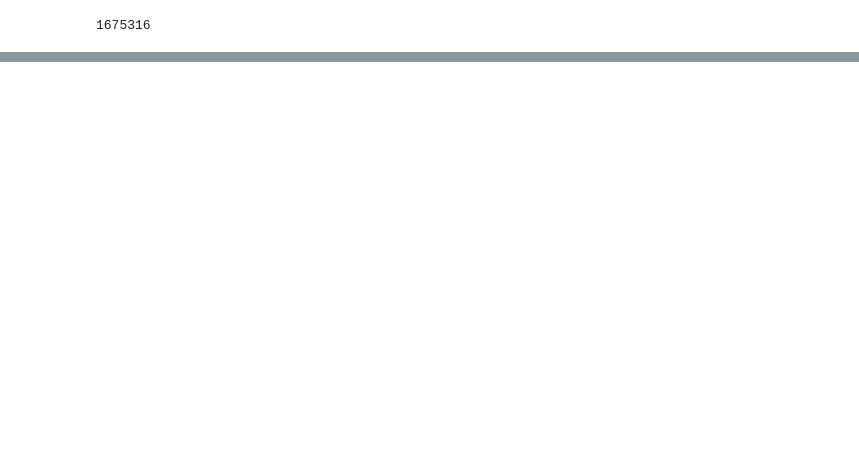
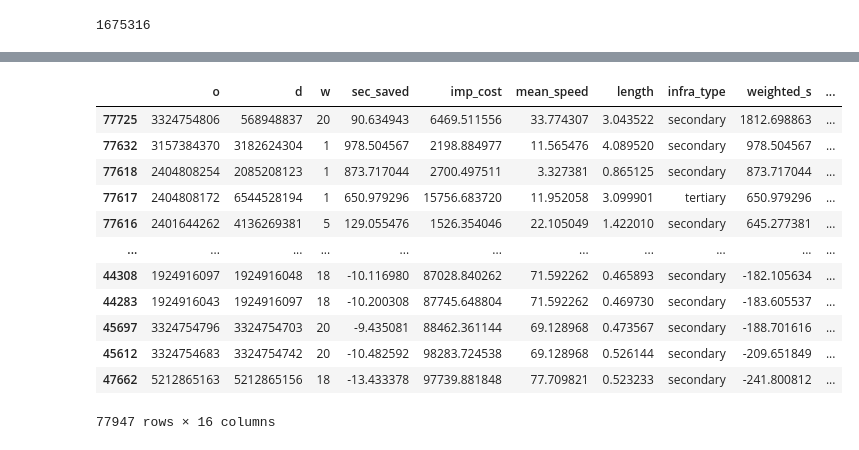
Before and after one commit to worldbank/GOST_PublicGoods, a Jupyter notebook: Implementations/mapbox_traffic/final_traffic_step5_post_processing_step2.ipynb, the cells around one changed output, grey strips where cells are left out. Saved outputs shown, nothing was run; the diff lists cells and outputs as text; code cells hidden in the pictures; blank space fills up the shorter version.

```diff
--- a/Implementations/mapbox_traffic/final_traffic_step5_post_processing_step2.ipynb
+++ b/Implementations/mapbox_traffic/final_traffic_step5_post_processing_step2.ipynb
@@ -52,2 +55,2 @@ study_area
 # %%
-study_area.sort_values(by=['weighted_s'], ascending=False)
+sorted_study_area = study_area.sort_values(by=['weighted_s'], ascending=False)
@@ -67,0 +57,16 @@ study_area.sort_values(by=['weighted_s'], ascending=False)
+# %%
+sorted_study_area
+# %% [output]
+|  | o | d | w | sec_saved | imp_cost | mean_speed | length | infra_type | weighted_s | ... |
+| 77725 | 3324754806 | 568948837 | 20 | 90.634943 | 6469.511556 | 33.774307 | 3.043522 | secondary | 1812.698863 | ... |
+| 77632 | 3157384370 | 3182624304 | 1 | 978.504567 | 2198.884977 | 11.565476 | 4.089520 | secondary | 978.504567 | ... |
+| 77618 | 2404808254 | 2085208123 | 1 | 873.717044 | 2700.497511 | 3.327381 | 0.865125 | secondary | 873.717044 | ... |
+| 77617 | 2404808172 | 6544528194 | 1 | 650.979296 | 15756.683720 | 11.952058 | 3.099901 | tertiary | 650.979296 | ... |
+| 77616 | 2401644262 | 4136269381 | 5 | 129.055476 | 1526.354046 | 22.105049 | 1.422010 | secondary | 645.277381 | ... |
+| ... | ... | ... | ... | ... | ... | ... | ... | ... | ... | ... |
+| 44308 | 1924916097 | 1924916048 | 18 | -10.116980 | 87028.840262 | 71.592262 | 0.465893 | secondary | -182.105634 | ... |
+| 44283 | 1924916043 | 1924916097 | 18 | -10.200308 | 87745.648804 | 71.592262 | 0.469730 | secondary | -183.605537 | ... |
+| 45697 | 3324754796 | 3324754703 | 20 | -9.435081 | 88462.361144 | 69.128968 | 0.473567 | secondary | -188.701616 | ... |
+| 45612 | 3324754683 | 3324754742 | 20 | -10.482592 | 98283.724538 | 69.128968 | 0.526144 | secondary | -209.651849 | ... |
+| 47662 | 5212865163 | 5212865156 | 18 | -13.433378 | 97739.881848 | 77.709821 | 0.523233 | secondary | -241.800812 | ... |
+77947 rows × 16 columns
```
Also changed, not shown: parts of 10 cells of this notebook, 4 other files.
